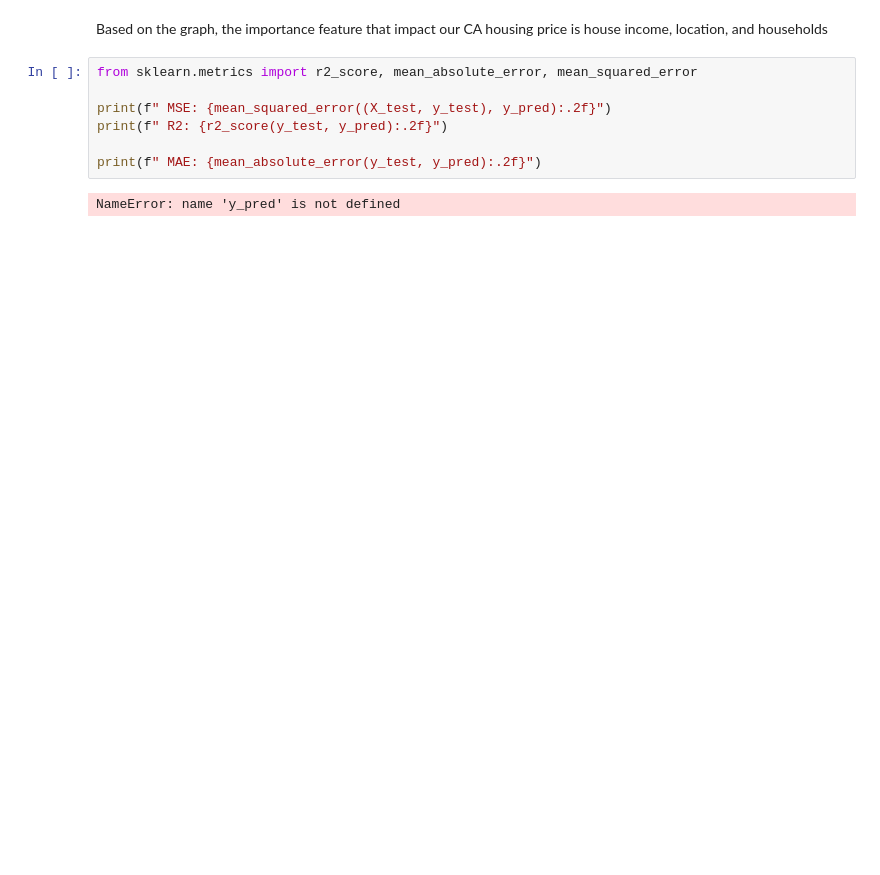
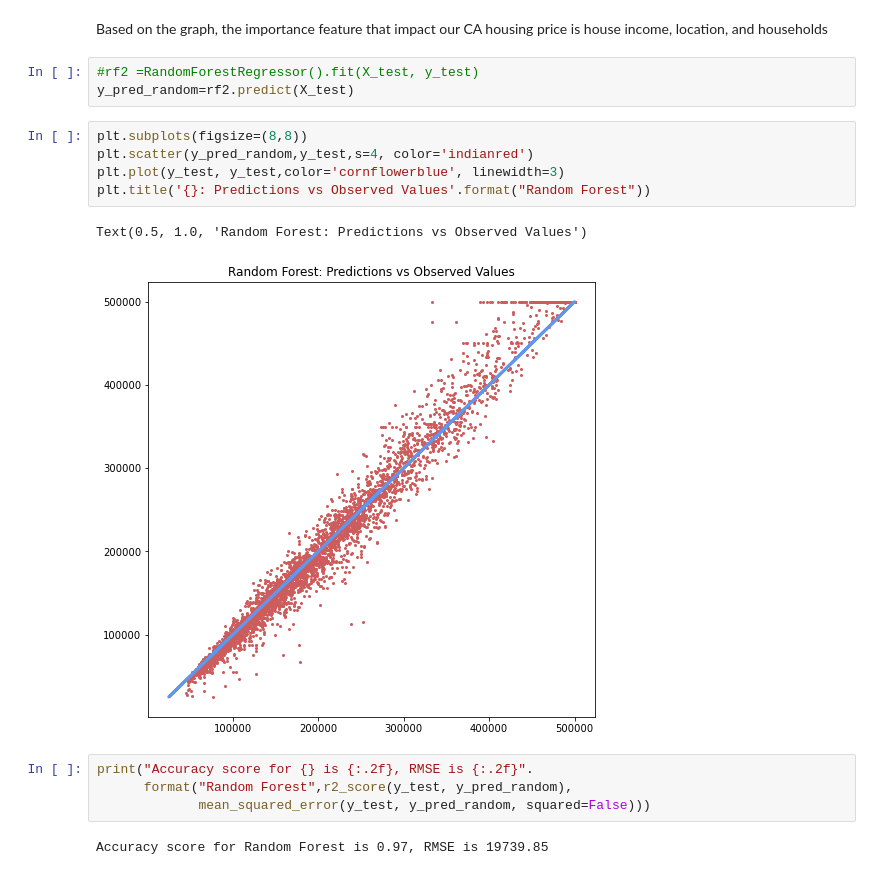
Before and after one commit to melodyhc/springboard, a Jupyter notebook: Capstone project 2_/Preprocessing and modeling.ipynb, the cells around one changed output. Saved outputs shown, nothing was run; the diff lists cells and outputs as text; blank space fills up the shorter version.

```diff
--- a/Capstone project 2_/Preprocessing and modeling.ipynb
+++ b/Capstone project 2_/Preprocessing and modeling.ipynb
@@ -164,11 +164,19 @@ feature_df.T.plot.bar(title="Feature Importance (RandomForest)", legend=False)
 # %% [markdown]
 Based on the graph, the importance feature that impact our CA housing price is house income, location, and households
-# %%
-from sklearn.metrics import r2_score, mean_absolute_error, mean_squared_error
-
-print(f" MSE: {mean_squared_error((X_test, y_test), y_pred):.2f}")
-print(f" R2: {r2_score(y_test, y_pred):.2f}")
-
-print(f" MAE: {mean_absolute_error(y_test, y_pred):.2f}")
-# %% [output]
-NameError: name 'y_pred' is not defined
+# %%
+#rf2 =RandomForestRegressor().fit(X_test, y_test)
+y_pred_random=rf2.predict(X_test)
+# %%
+plt.subplots(figsize=(8,8))
+plt.scatter(y_pred_random,y_test,s=4, color='indianred')
+plt.plot(y_test, y_test,color='cornflowerblue', linewidth=3)
+plt.title('{}: Predictions vs Observed Values'.format("Random Forest"))
+# %% [output]
+Text(0.5, 1.0, 'Random Forest: Predictions vs Observed Values')
+[figure, added]
+# %%
+print("Accuracy score for {} is {:.2f}, RMSE is {:.2f}".
+      format("Random Forest",r2_score(y_test, y_pred_random),
+             mean_squared_error(y_test, y_pred_random, squared=False)))
+# %% [output]
+Accuracy score for Random Forest is 0.97, RMSE is 19739.85
```
Also changed, not shown: parts of 1 cell of this notebook.
